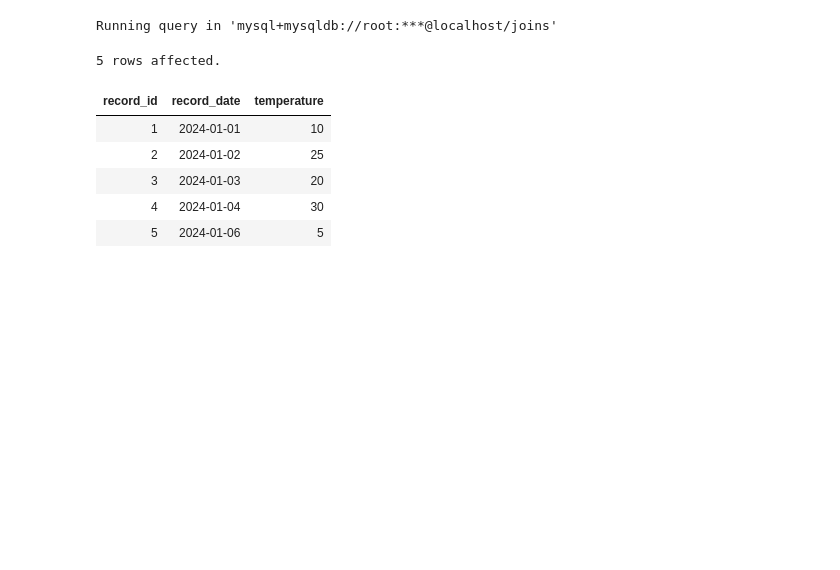
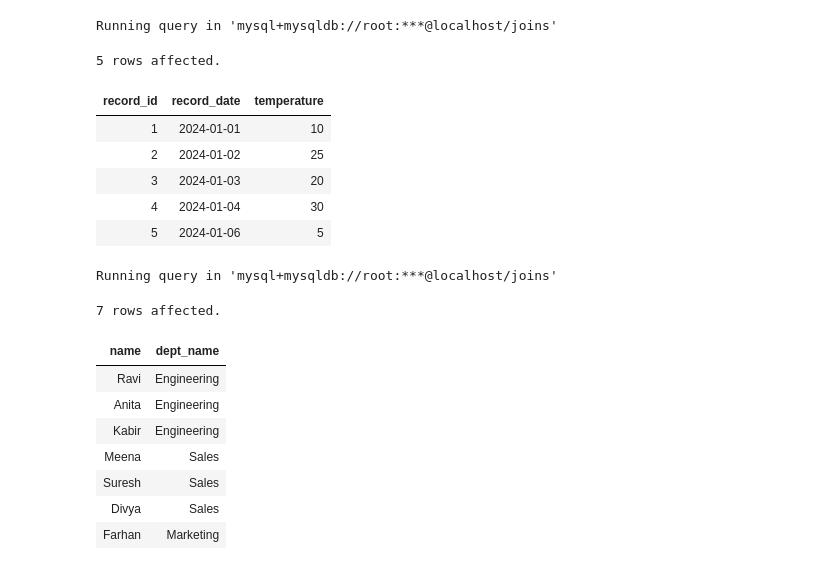
Before and after one commit to TheRajveerSingh/SQL-Journey-Basic-to-Advance, a Jupyter notebook: SQL-practice/MySQL/07_JOINSnotebook.ipynb, the cells around one changed output. Cells and saved outputs as stored; diff of their text form; code cells hidden in the pictures; blank space fills up the shorter version.

```diff
--- a/SQL-practice/MySQL/07_JOINSnotebook.ipynb
+++ b/SQL-practice/MySQL/07_JOINSnotebook.ipynb
@@ -377,3 +377,20 @@ Running query in 'mysql+mysqldb://root:***@localhost/joins'
 | 3 | 2024-01-03 | 20 |
 | 4 | 2024-01-04 | 30 |
 | 5 | 2024-01-06 | 5 |
+# %%
+%%sql
+# Q1: Display each employee's name along with their department name
+# Using INNER JOIN: we only want employees that actually have a valid, matching department
+#2. Notice Zoya is missing here (dept_id is NULL) — INNER JOIN drops non-matches
+SELECT e.name, d.dept_name FROM employees e INNER JOIN departments d ON e.dept_id = d.dept_id;
+# %% [output]
+Running query in 'mysql+mysqldb://root:***@localhost/joins'
+7 rows affected.
+| name | dept_name |
+| Ravi | Engineering |
+| Anita | Engineering |
+| Kabir | Engineering |
+| Meena | Sales |
+| Suresh | Sales |
+| Divya | Sales |
+| Farhan | Marketing |
```
Also changed, not shown: parts of 1 cell of this notebook.
